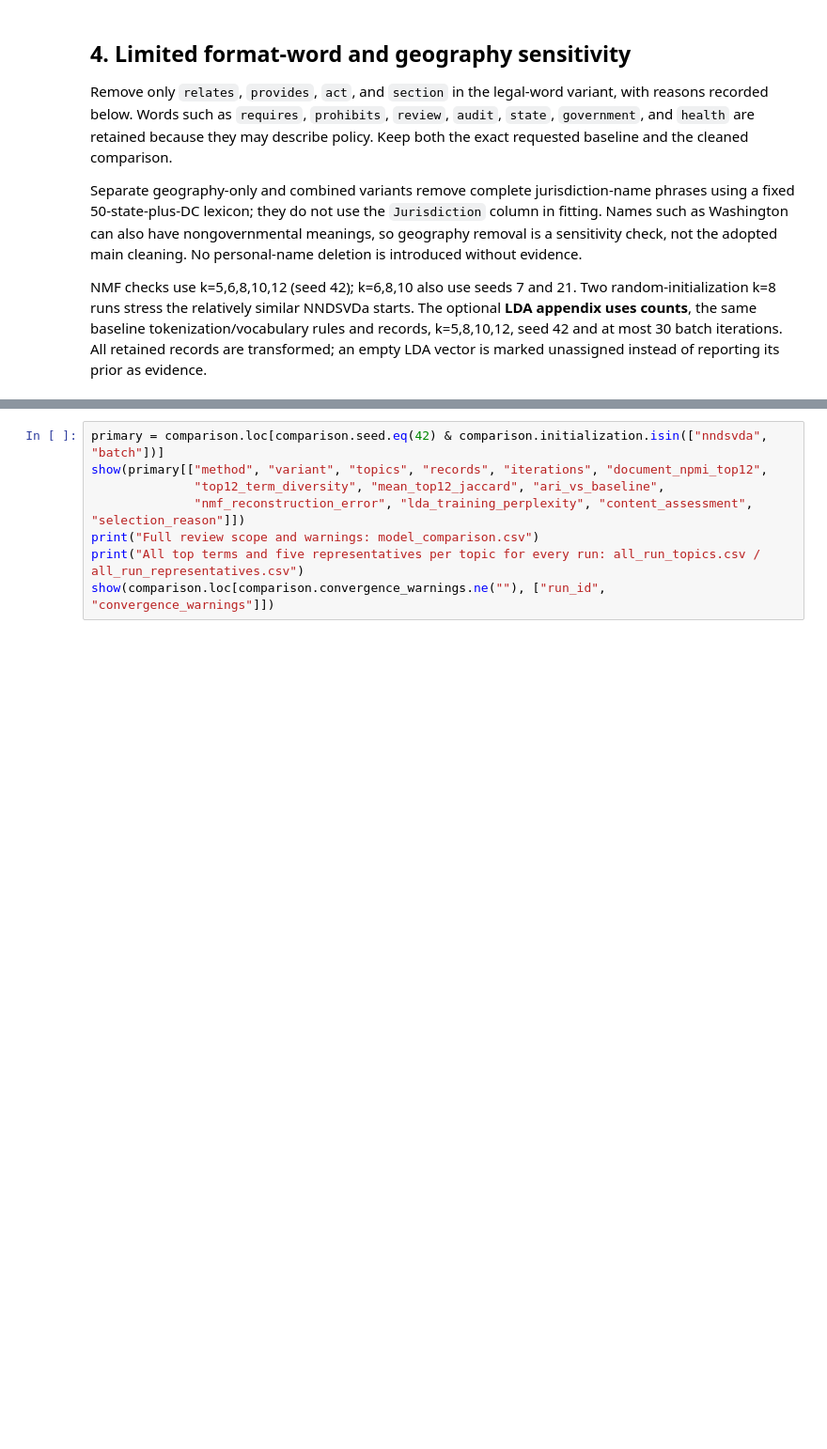
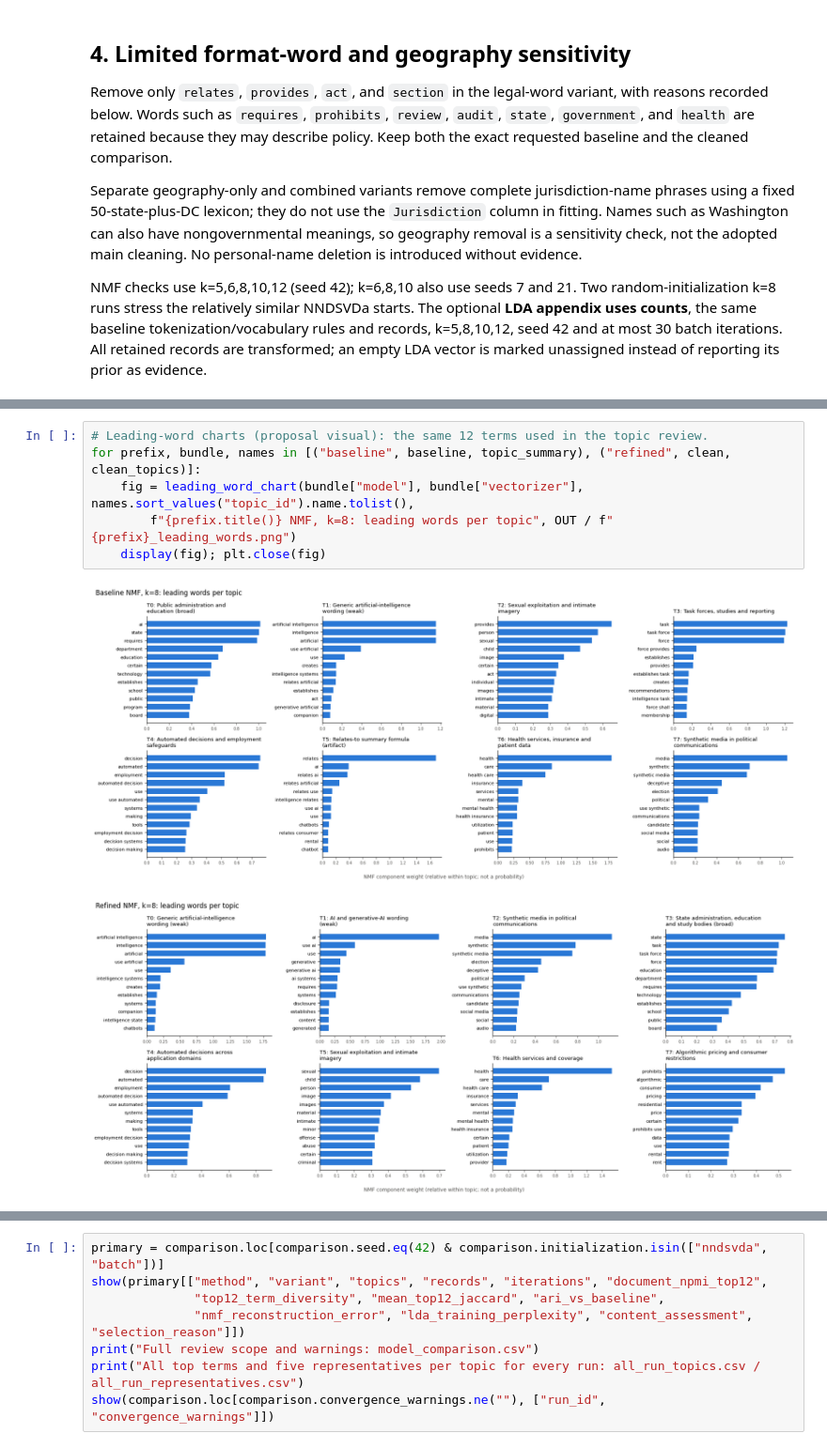
Before and after one commit to dhMontes/siads696-state-of-ai, a Jupyter notebook: notebooks/03_topic_analysis.ipynb, the cells around one changed output, grey strips where cells are left out. Shown at 94% size. Saved outputs shown, nothing was run; the diff lists cells and outputs as text; blank space fills up the shorter version.

```diff
--- a/notebooks/03_topic_analysis.ipynb
+++ b/notebooks/03_topic_analysis.ipynb
@@ -305,4 +307,13 @@ lda_baseline_k12_seed42_batch: 6.8s, 30 iterations
 | 5 | 352 | Mississippi | H 1535 | 2025 | Studies; Oversight/Governance; Pr... | Establishes the AI Regulation (ai... |
 **Refined topic 4: Automated decisions across application domains**
 ... (7 outputs left out)
+# %%
+# Leading-word charts (proposal visual): the same 12 terms used in the topic review.
+for prefix, bundle, names in [("baseline", baseline, topic_summary), ("refined", clean, clean_topics)]:
+    fig = leading_word_chart(bundle["model"], bundle["vectorizer"], names.sort_values("topic_id").name.tolist(),
+        f"{prefix.title()} NMF, k=8: leading words per topic", OUT / f"{prefix}_leading_words.png")
+    display(fig); plt.close(fig)
+# %% [output]
+[figure, added]
+[figure, added]
 # %% [markdown]
```
Also changed, not shown: parts of 14 cells of this notebook, 4 other files.
